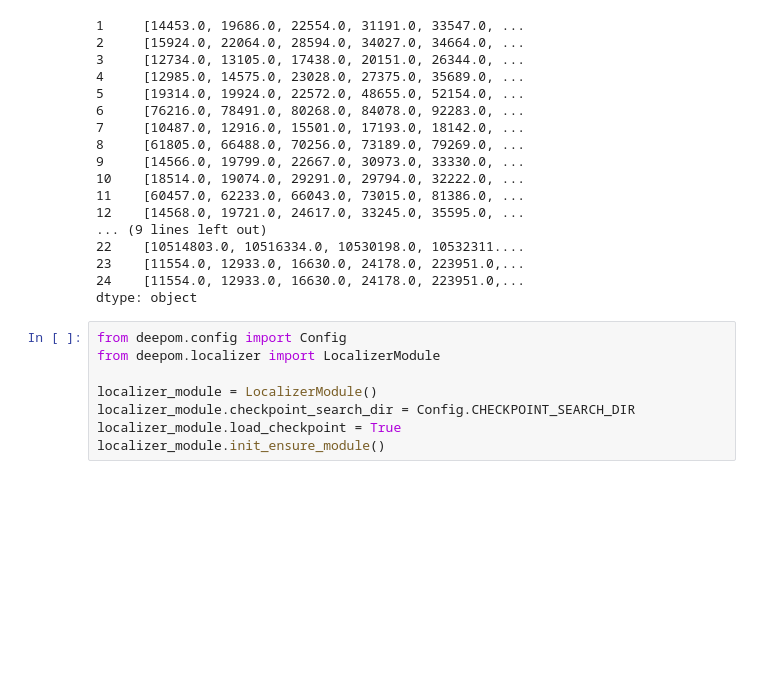
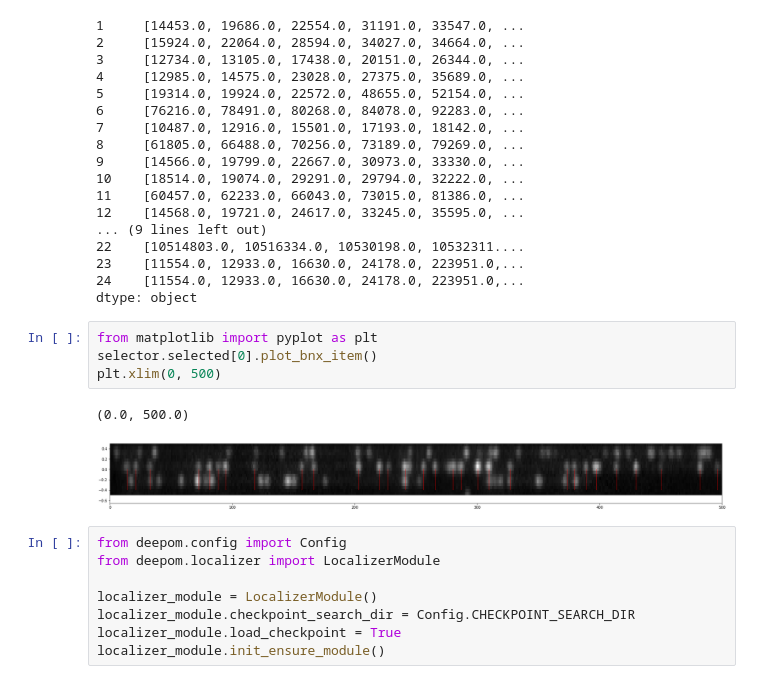
Before and after one commit to yevgenin/DeepOM, a Jupyter notebook: tutorial/00.ipynb, the cells around one changed output. Drawn from its saved outputs; the diff is of its cells as text; blank space fills up the shorter version.

```diff
--- a/tutorial/00.ipynb
+++ b/tutorial/00.ipynb
@@ -33,6 +34,13 @@ compare.refs
 23    [11554.0, 12933.0, 16630.0, 24178.0, 223951.0,...
 24    [11554.0, 12933.0, 16630.0, 24178.0, 223951.0,...
 dtype: object
+# %%
+from matplotlib import pyplot as plt
+selector.selected[0].plot_bnx_item()
+plt.xlim(0, 500)
+# %% [output]
+(0.0, 500.0)
+[figure, added]
 # %%
 from deepom.config import Config
 from deepom.localizer import LocalizerModule
```
Also changed, not shown: parts of 3 cells of this notebook, 5 other files.
